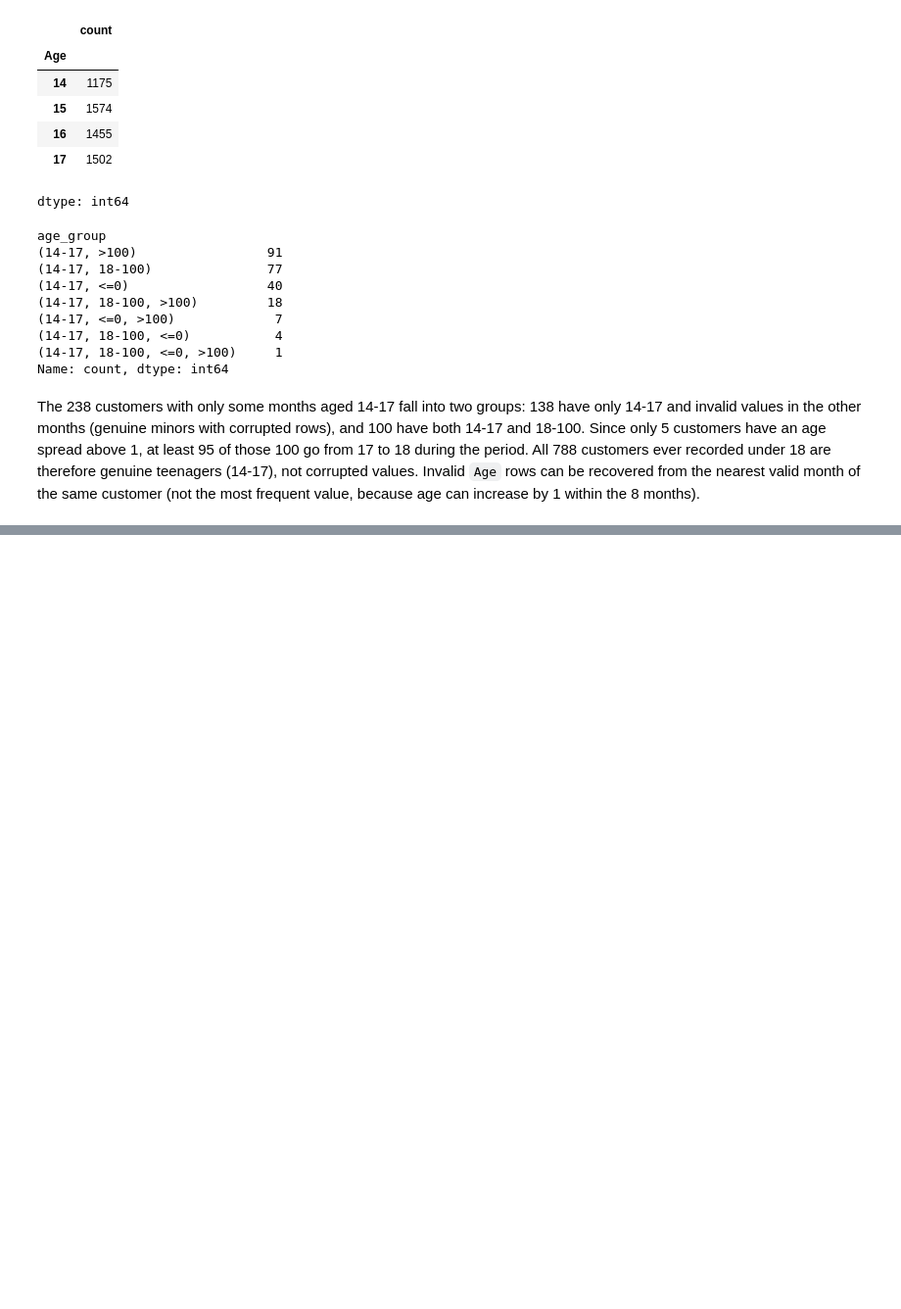
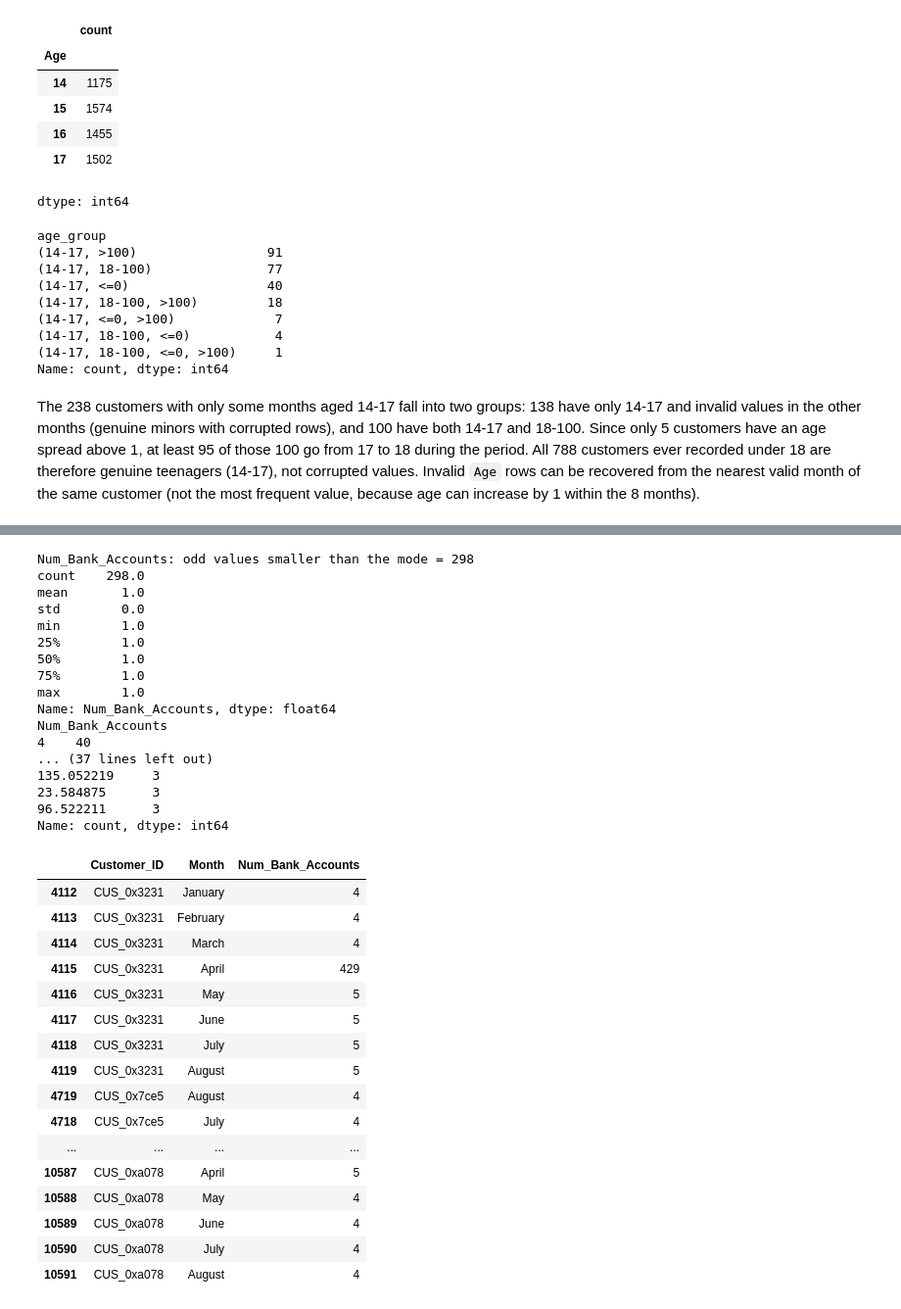
Before and after one commit to khalilullahalfaath/credit-scoring-fairness-audit, a Jupyter notebook: notebooks/eda.ipynb, the cells around one changed output, grey strips where cells are left out. Shown at 98% size. Cells and saved outputs as stored; diff of their text form; code cells hidden in the pictures; blank space fills up the shorter version.

Commit message:
feat: finish checking for numerical columns

```diff
--- a/notebooks/eda.ipynb
+++ b/notebooks/eda.ipynb
@@ -657,0 +940,13 @@ The 238 customers with only some months aged 14-17 fall into two groups: 138 hav
+# %%
+cols = ["Num_Bank_Accounts", "Num_Credit_Card", "Interest_Rate",
+        "Num_Credit_Inquiries", "Total_EMI_per_month", "Delay_from_due_date"]
+
+# Where does the tail start?
+print(df[cols].quantile([.80, .90, .95, .97, .98, .99]).round(1).T, "\n")
+
+# Is each column a stable customer attribute?
+for c in cols:
+    g = df.groupby("Customer_ID")[c]
+    share_at_mode = g.transform(lambda s: s.eq(s.mode().iloc[0]).mean())
+    print(f"{c}: customers with 1 distinct value = {(g.nunique() == 1).mean():.1%}, "
+          f"median share of rows at customer mode = {share_at_mode.median():.2f}")
@@ -657,0 +970,13 @@ The 238 customers with only some months aged 14-17 fall into two groups: 138 hav
+# %%
+const_cols = ["Num_Bank_Accounts", "Num_Credit_Card", "Interest_Rate", "Total_EMI_per_month"]
+
+for c in const_cols:
+    g = df.groupby("Customer_ID")[c]
+    mode_val = g.transform(lambda s: s.mode().iloc[0])
+    n_distinct = g.transform("nunique")
+    top_count = g.transform(lambda s: s.value_counts().iloc[0])
+    multi = n_distinct > 1
+    odd = df[c] != mode_val
+    print(f"{c}: rows to replace = {odd.sum()}, customers with >1 value = {df.loc[multi, 'Customer_ID'].nunique()}, "
+          f"customers with weak majority (top_count <= 4) = {df.loc[multi & (top_count <= 4), 'Customer_ID'].nunique()}, "
+          f"odd value larger than mode = {(df.loc[odd, c] > mode_val[odd]).mean():.1%}")
@@ -657,0 +990,49 @@ The 238 customers with only some months aged 14-17 fall into two groups: 138 hav
+# %%
+for c in ["Num_Bank_Accounts", "Num_Credit_Card", "Total_EMI_per_month"]:
+    g = df.groupby("Customer_ID")[c]
+    mode_val = g.transform(lambda s: s.mode().iloc[0])
+    small = df[c] < mode_val
+    print(f"{c}: odd values smaller than the mode = {small.sum()}")
+    print((mode_val - df[c])[small].describe().round(1))   # how much smaller
+    print(df.loc[small, c].value_counts().head(5), "\n")
+# Examples of weak-majority customers
+c = "Num_Bank_Accounts"
+g = df.groupby("Customer_ID")[c]
+top_count = g.transform(lambda s: s.value_counts().iloc[0])
+ids = df.loc[(g.transform("nunique") > 1) & (top_count <= 4), "Customer_ID"].unique()[:3]
+df.loc[df["Customer_ID"].isin(ids), ["Customer_ID", "Month", c]].sort_values("Customer_ID")
+# %% [output]
+Num_Bank_Accounts: odd values smaller than the mode = 298
+count    298.0
+mean       1.0
+std        0.0
+min        1.0
+25%        1.0
+50%        1.0
+75%        1.0
+max        1.0
+Name: Num_Bank_Accounts, dtype: float64
+Num_Bank_Accounts
+4    40
+... (37 lines left out)
+135.052219     3
+23.584875      3
+96.522211      3
+Name: count, dtype: int64
+|  | Customer_ID | Month | Num_Bank_Accounts |
+| 4112 | CUS_0x3231 | January | 4 |
+| 4113 | CUS_0x3231 | February | 4 |
+| 4114 | CUS_0x3231 | March | 4 |
+| 4115 | CUS_0x3231 | April | 429 |
+| 4116 | CUS_0x3231 | May | 5 |
+| 4117 | CUS_0x3231 | June | 5 |
+| 4118 | CUS_0x3231 | July | 5 |
+| 4119 | CUS_0x3231 | August | 5 |
+| 4719 | CUS_0x7ce5 | August | 4 |
+| 4718 | CUS_0x7ce5 | July | 4 |
+| ... | ... | ... | ... |
+| 10587 | CUS_0xa078 | April | 5 |
+| 10588 | CUS_0xa078 | May | 4 |
+| 10589 | CUS_0xa078 | June | 4 |
+| 10590 | CUS_0xa078 | July | 4 |
+| 10591 | CUS_0xa078 | August | 4 |
```
Also changed, not shown: parts of 39 cells of this notebook.
